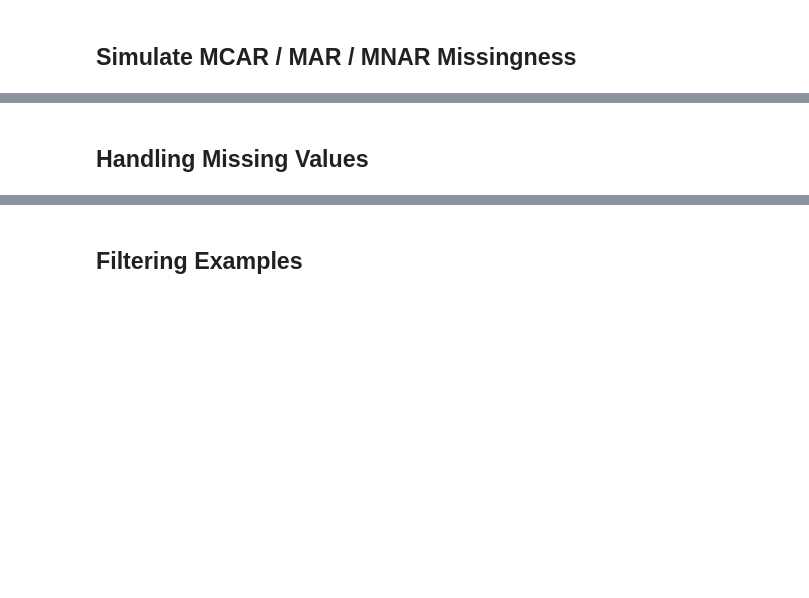
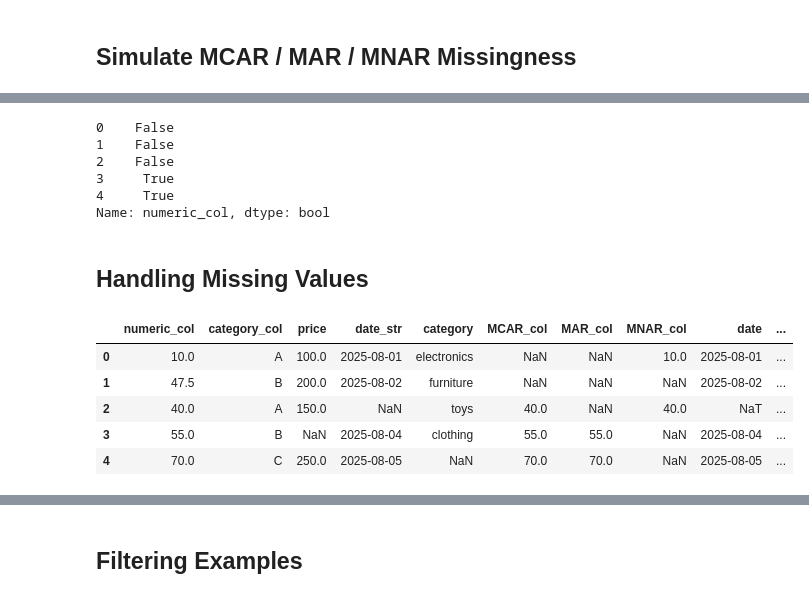
Before and after one commit to apa9951/bootcamp_Azfina_Anindita, a Jupyter notebook: class_materials/Lecture05/Copy_of_stage06_data_preprocessing_lecture_notebook.ipynb, the cells around one changed output, grey strips where cells are left out. Cells and saved outputs as stored; diff of their text form; code cells hidden in the pictures; blank space fills up the shorter version.

```diff
--- a/class_materials/Lecture05/Copy_of_stage06_data_preprocessing_lecture_notebook.ipynb
+++ b/class_materials/Lecture05/Copy_of_stage06_data_preprocessing_lecture_notebook.ipynb
@@ -94,16 +137,37 @@ df['MNAR_col'] = df['numeric_col'].mask(df['numeric_col']>50)
+# %%
+#filter true or false sesuai kategori nya
+(df["numeric_col"]>50) & (df["numeric_col"]<90)
+# %% [output]
+0    False
+1    False
+2    False
+3     True
+4     True
+Name: numeric_col, dtype: bool
 # %% [markdown]
 ## Handling Missing Values
 # %%
 # Fill missing with median
 df['numeric_col'] = df['numeric_col'].fillna(df['numeric_col'].median())
 
+#backward fill akan replace segaprokan data
+# df.fillna(method='bfill')
+
 # Drop rows with missing MCAR
-df.dropna(subset=['MCAR_col'], inplace=True)
+# df.dropna(subset=['MCAR_col'], inplace=True)
+df
 
 # Alternative strategies
-df_fill_mean = df.fillna(df.mean(numeric_only=True))
-df_fill_median = df.fillna(df.median(numeric_only=True))
-df_fill_ffill = df.fillna(method='ffill')
+# df_fill_mean = df.fillna(df.mean(numeric_only=True))
+# df_fill_median = df.fillna(df.median(numeric_only=True))
+# df_fill_ffill = df.fillna(method='ffill') #forward fill (ikut data terdekat yg ada)
 
 # Threshold-based row drop example
-df_drop_thresh = df.dropna(thresh=int(0.5*df.shape[1]))
+# df_drop_thresh = df.dropna(thresh=int(0.5*df.shape[1]))
+# %% [output]
+|  | numeric_col | category_col | price | date_str | category | MCAR_col | MAR_col | MNAR_col | date | ... |
+| 0 | 10.0 | A | 100.0 | 2025-08-01 | electronics | NaN | NaN | 10.0 | 2025-08-01 | ... |
+| 1 | 47.5 | B | 200.0 | 2025-08-02 | furniture | NaN | NaN | NaN | 2025-08-02 | ... |
+| 2 | 40.0 | A | 150.0 | NaN | toys | 40.0 | NaN | 40.0 | NaT | ... |
+| 3 | 55.0 | B | NaN | 2025-08-04 | clothing | 55.0 | 55.0 | NaN | 2025-08-04 | ... |
+| 4 | 70.0 | C | 250.0 | 2025-08-05 | NaN | 70.0 | 70.0 | NaN | 2025-08-05 | ... |
```
Also changed, not shown: parts of 16 cells of this notebook, 3 other files.
